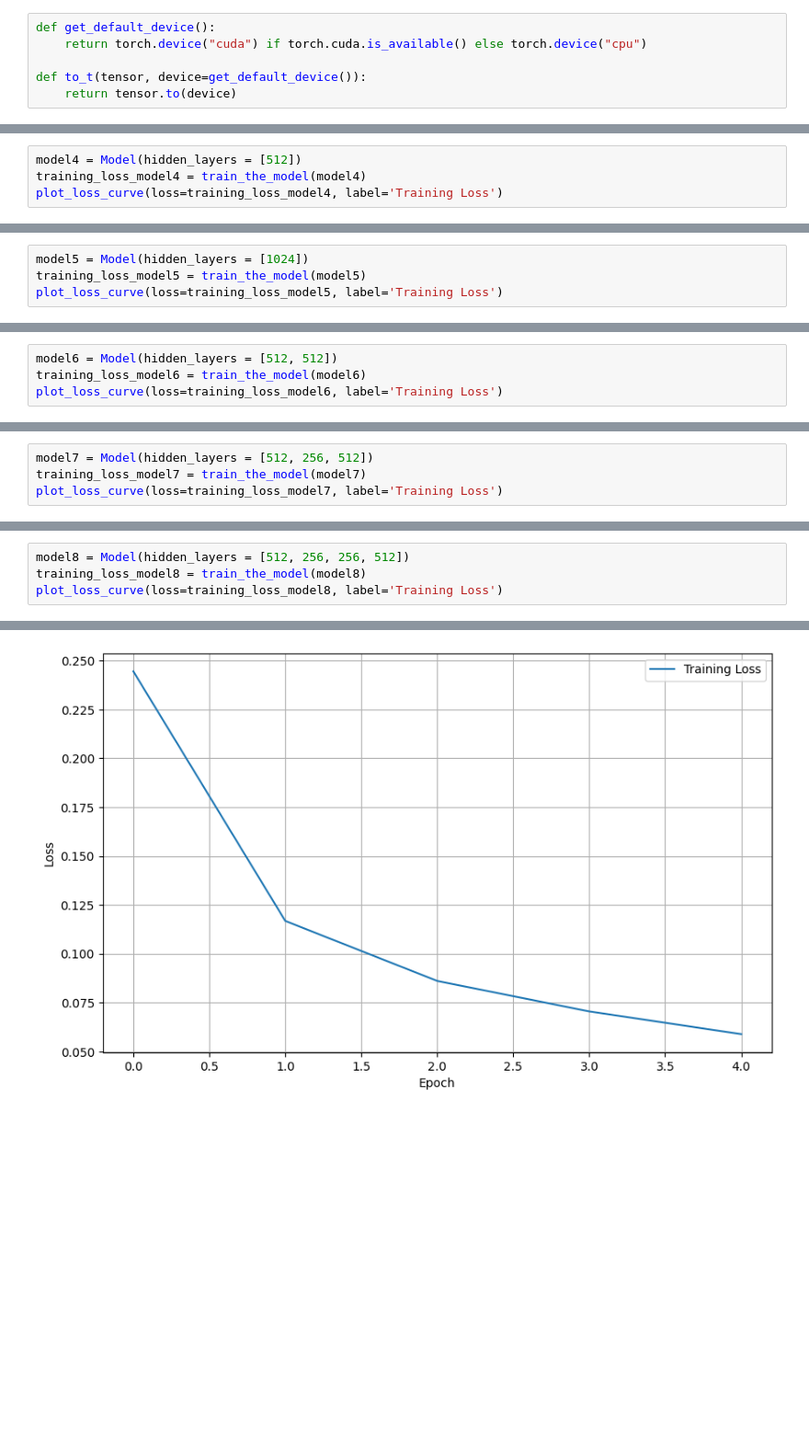
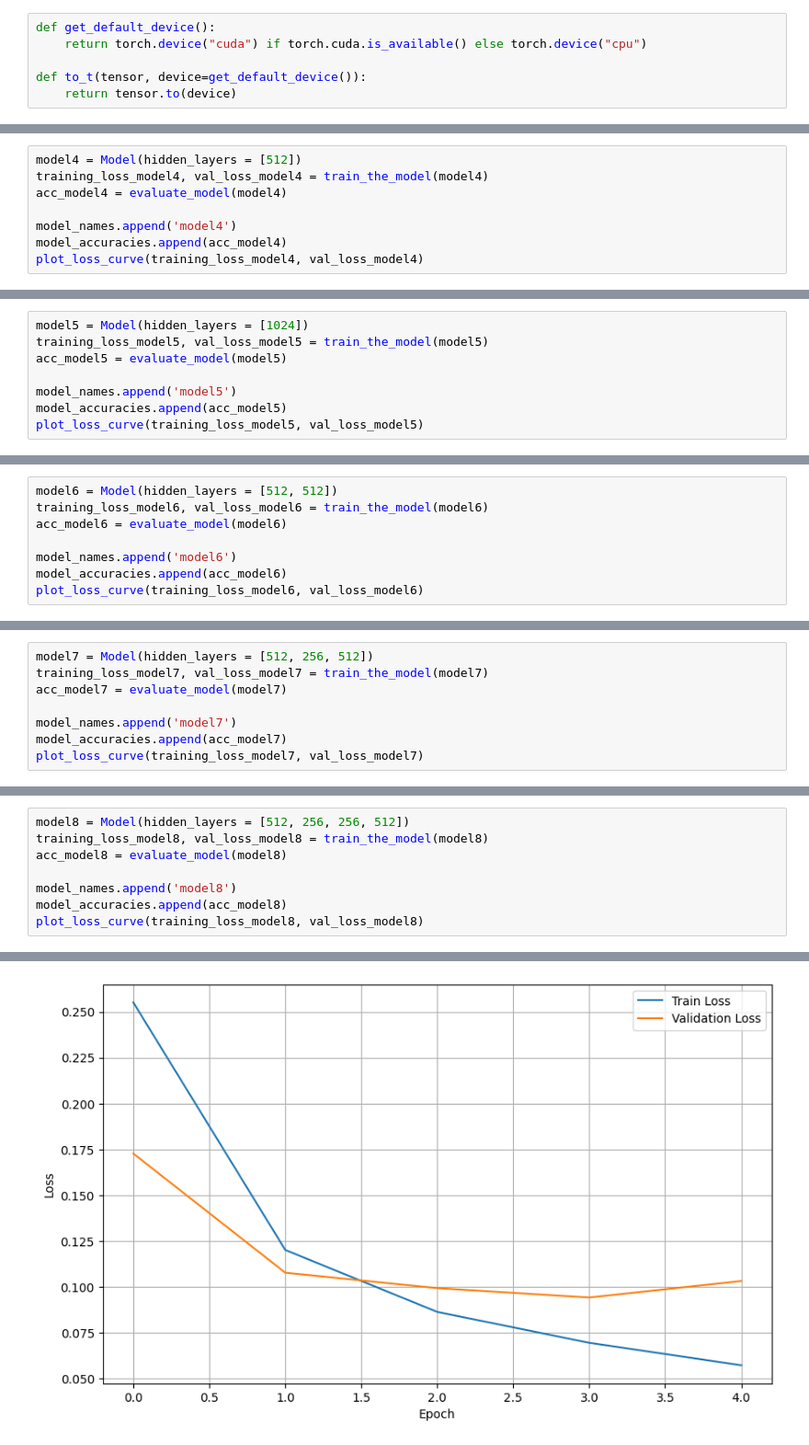
Before and after one commit to MohammadMazrouei/EMNIST, a Jupyter notebook: EMNIST.ipynb, the cells around one changed output, grey strips where cells are left out. Shown at 92% size. Saved outputs shown, nothing was run; the diff lists cells and outputs as text; blank space fills up the shorter version.

```diff
--- a/EMNIST.ipynb
+++ b/EMNIST.ipynb
@@ -239,5 +340,9 @@ EPOCH 5: 0.0336
 # %%
 model4 = Model(hidden_layers = [512])
-training_loss_model4 = train_the_model(model4)
-plot_loss_curve(loss=training_loss_model4, label='Training Loss')
+training_loss_model4, val_loss_model4 = train_the_model(model4)
+acc_model4 = evaluate_model(model4)
+
+model_names.append('model4')
+model_accuracies.append(acc_model4)
+plot_loss_curve(training_loss_model4, val_loss_model4)
 # %% [output]
@@ -250,5 +356,9 @@ EPOCH 5: 0.0298
 # %%
 model5 = Model(hidden_layers = [1024])
-training_loss_model5 = train_the_model(model5)
-plot_loss_curve(loss=training_loss_model5, label='Training Loss')
+training_loss_model5, val_loss_model5 = train_the_model(model5)
+acc_model5 = evaluate_model(model5)
+
+model_names.append('model5')
+model_accuracies.append(acc_model5)
+plot_loss_curve(training_loss_model5, val_loss_model5)
 # %% [output]
@@ -261,5 +372,9 @@ EPOCH 5: 0.0300
 # %%
 model6 = Model(hidden_layers = [512, 512])
-training_loss_model6 = train_the_model(model6)
-plot_loss_curve(loss=training_loss_model6, label='Training Loss')
+training_loss_model6, val_loss_model6 = train_the_model(model6)
+acc_model6 = evaluate_model(model6)
+
+model_names.append('model6')
+model_accuracies.append(acc_model6)
+plot_loss_curve(training_loss_model6, val_loss_model6)
 # %% [output]
@@ -272,5 +388,9 @@ EPOCH 5: 0.0408
 # %%
 model7 = Model(hidden_layers = [512, 256, 512])
-training_loss_model7 = train_the_model(model7)
-plot_loss_curve(loss=training_loss_model7, label='Training Loss')
+training_loss_model7, val_loss_model7 = train_the_model(model7)
+acc_model7 = evaluate_model(model7)
+
+model_names.append('model7')
+model_accuracies.append(acc_model7)
+plot_loss_curve(training_loss_model7, val_loss_model7)
 # %% [output]
@@ -283,5 +404,9 @@ EPOCH 5: 0.0487
 # %%
 model8 = Model(hidden_layers = [512, 256, 256, 512])
-training_loss_model8 = train_the_model(model8)
-plot_loss_curve(loss=training_loss_model8, label='Training Loss')
+training_loss_model8, val_loss_model8 = train_the_model(model8)
+acc_model8 = evaluate_model(model8)
+
+model_names.append('model8')
+model_accuracies.append(acc_model8)
+plot_loss_curve(training_loss_model8, val_loss_model8)
 # %% [output]
@@ -293 +419 @@ EPOCH 5: 0.0589
-[figure, old version]
+[figure, new version]
```
Also changed, not shown: parts of 96 cells of this notebook.
